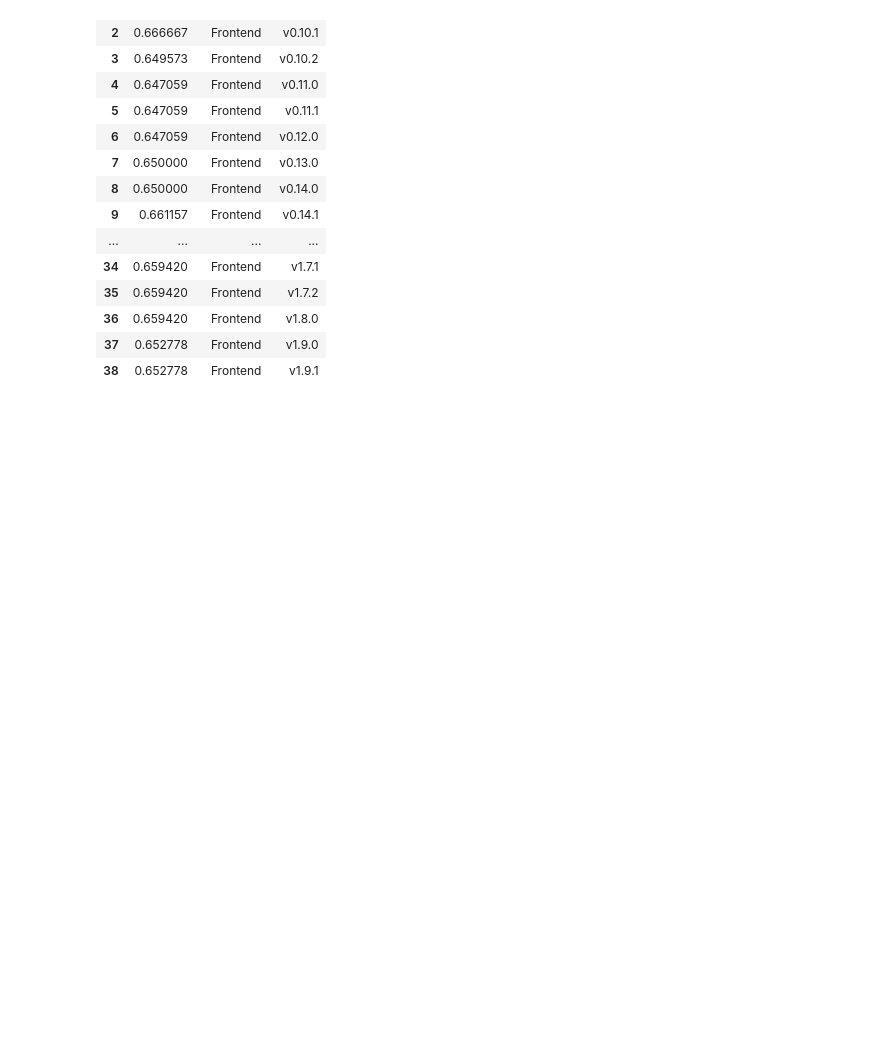
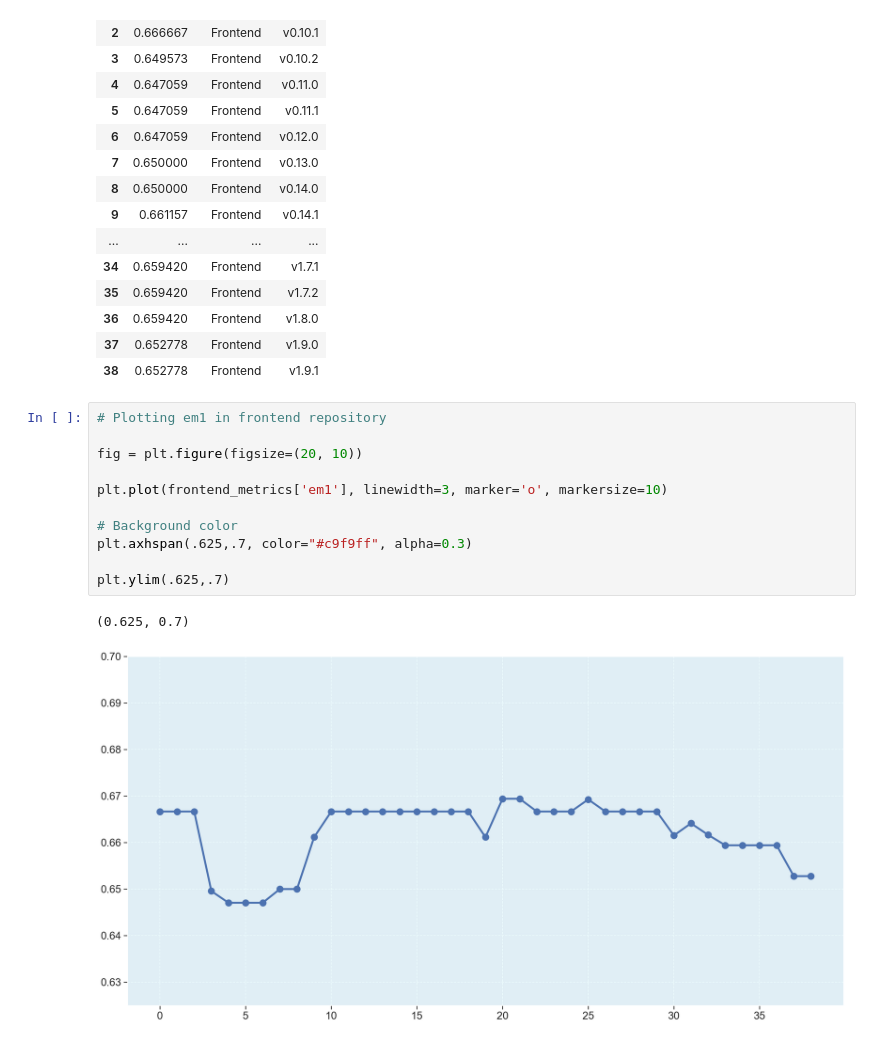
Before and after one commit to fga-eps-mds/MeasureSoftGram-Core, a Jupyter notebook: src/measuresoftgram-fga-eps-mds-2020-2-SIGED.ipynb, the cells around one changed output. Saved outputs shown, nothing was run; the diff lists cells and outputs as text; blank space fills up the shorter version.

Commit message:
plotting em1 line chart frontend repo

```diff
--- a/src/measuresoftgram-fga-eps-mds-2020-2-SIGED.ipynb
+++ b/src/measuresoftgram-fga-eps-mds-2020-2-SIGED.ipynb
@@ -282,3 +282,17 @@ frontend_metrics
 | 36 | 0.659420 | Frontend | v1.8.0 |
 | 37 | 0.652778 | Frontend | v1.9.0 |
 | 38 | 0.652778 | Frontend | v1.9.1 |
+# %%
+# Plotting em1 in frontend repository
+
+fig = plt.figure(figsize=(20, 10))
+
+plt.plot(frontend_metrics['em1'], linewidth=3, marker='o', markersize=10)
+
+# Background color
+plt.axhspan(.625,.7, color="#c9f9ff", alpha=0.3)
+
+plt.ylim(.625,.7)
+# %% [output]
+(0.625, 0.7)
+[figure, added]
```
